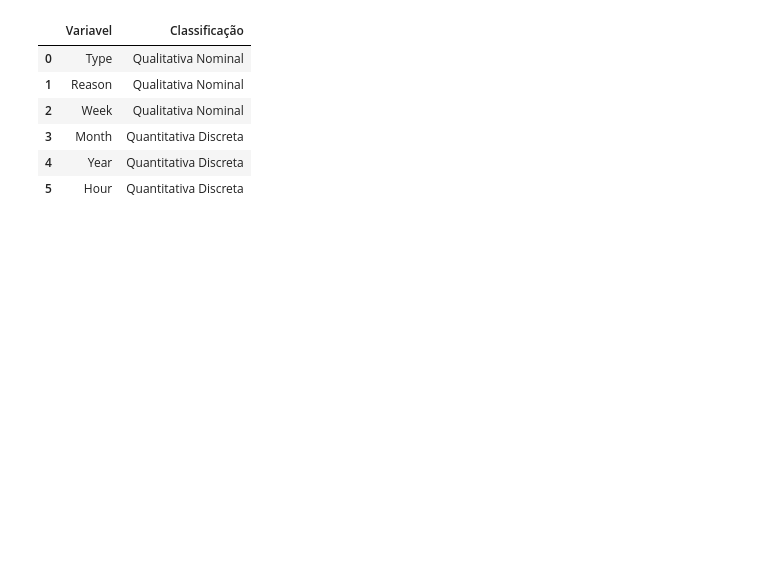
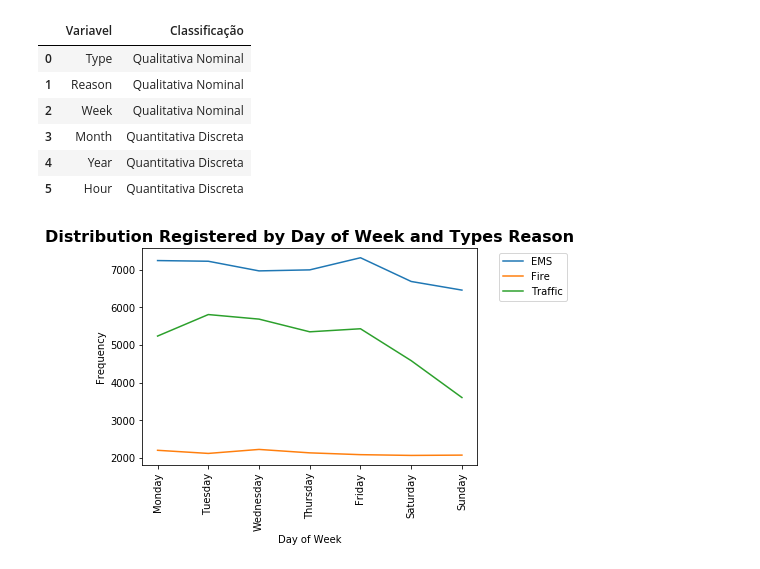
Before and after one commit to aabrantes/datascience, a Jupyter notebook: Trabalho_Apresentação.ipynb, the cells around one changed output. Saved outputs shown, nothing was run; the diff lists cells and outputs as text; code cells hidden in the pictures; blank space fills up the shorter version.

```diff
--- a/Trabalho_Apresentação.ipynb
+++ b/Trabalho_Apresentação.ipynb
@@ -70,3 +71,28 @@ variaveis
 | 3 | Month | Quantitativa Discreta |
 | 4 | Year | Quantitativa Discreta |
 | 5 | Hour | Quantitativa Discreta |
+# %%
+_, ax = plt.subplots()
+
+row_labels = ['','Monday','Tuesday','Wednesday','Thursday','Friday','Saturday','Sunday']
+
+X = df[df['Type'] == 'EMS'].groupby(['Week']).size()
+Y = df[df['Type'] == 'Fire'].groupby(['Week']).size()
+Z = df[df['Type'] == 'Traffic'].groupby(['Week']).size()
+
+ax.plot(X, label="EMS")
+ax.plot(Y, label="Fire")
+ax.plot(Z, label="Traffic")
+
+ax.legend(loc='best')
+ax.legend(bbox_to_anchor=(1.05, 1.0))
+
+ax.set_xlabel('Day of Week')
+ax.set_ylabel('Frequency')
+ax.set_xticklabels(row_labels, rotation='vertical')
+ax.set_title('Distribution Registered by Day of Week and Types Reason', fontsize=16, fontweight='bold')
+
+fig.tight_layout()
+plt.show()
+# %% [output]
+[figure, added]
```
Also changed, not shown: parts of 13 cells of this notebook.
